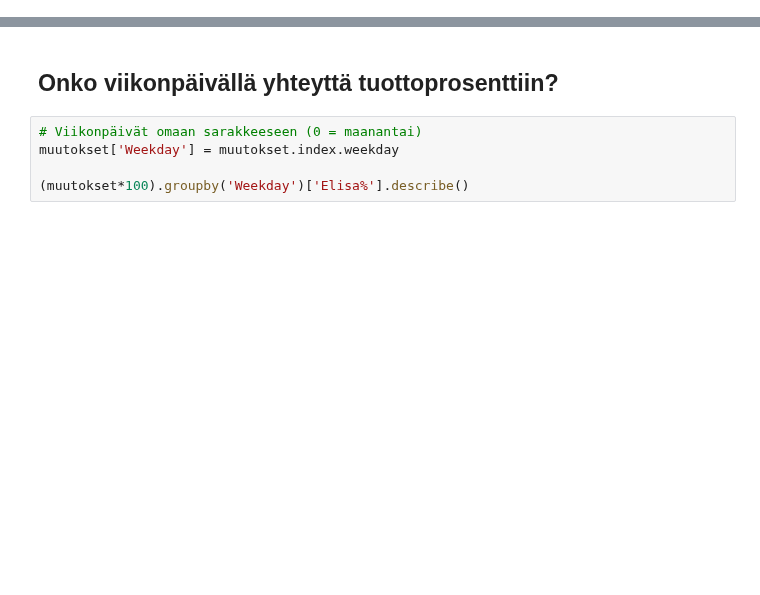
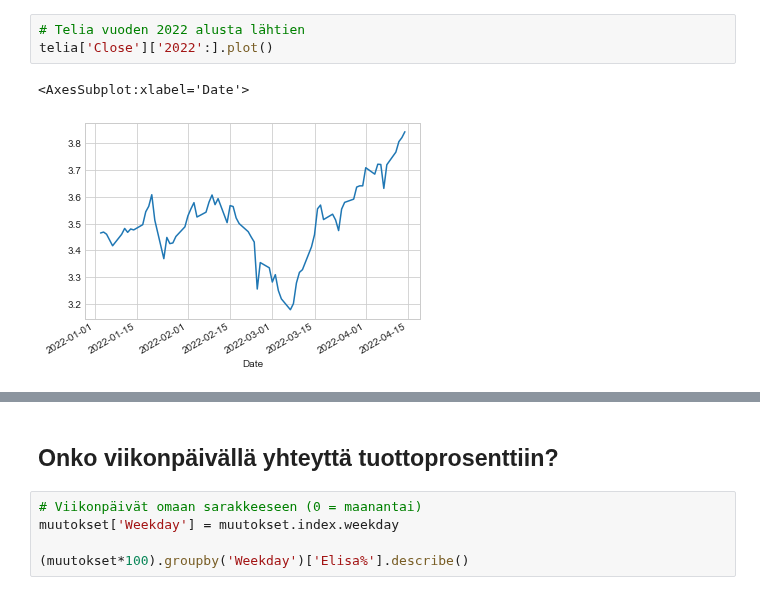
Before and after one commit to taanila/aikasarjat, a Jupyter notebook: aikasarjat.ipynb, the cells around one changed output, grey strips where cells are left out. Saved outputs shown, nothing was run; the diff lists cells and outputs as text; blank space fills up the shorter version.

```diff
--- a/aikasarjat.ipynb
+++ b/aikasarjat.ipynb
@@ -204,0 +91,6 @@ muutokset[(abs(muutokset['Elisa%']) > 0.06) | (abs(muutokset['Telia%']) > 0.06)]
+# %%
+# Telia vuoden 2022 alusta lähtien
+telia['Close']['2022':].plot()
+# %% [output]
+<AxesSubplot:xlabel='Date'>
+[figure, added]
```
Also changed, not shown: parts of 67 cells of this notebook.
